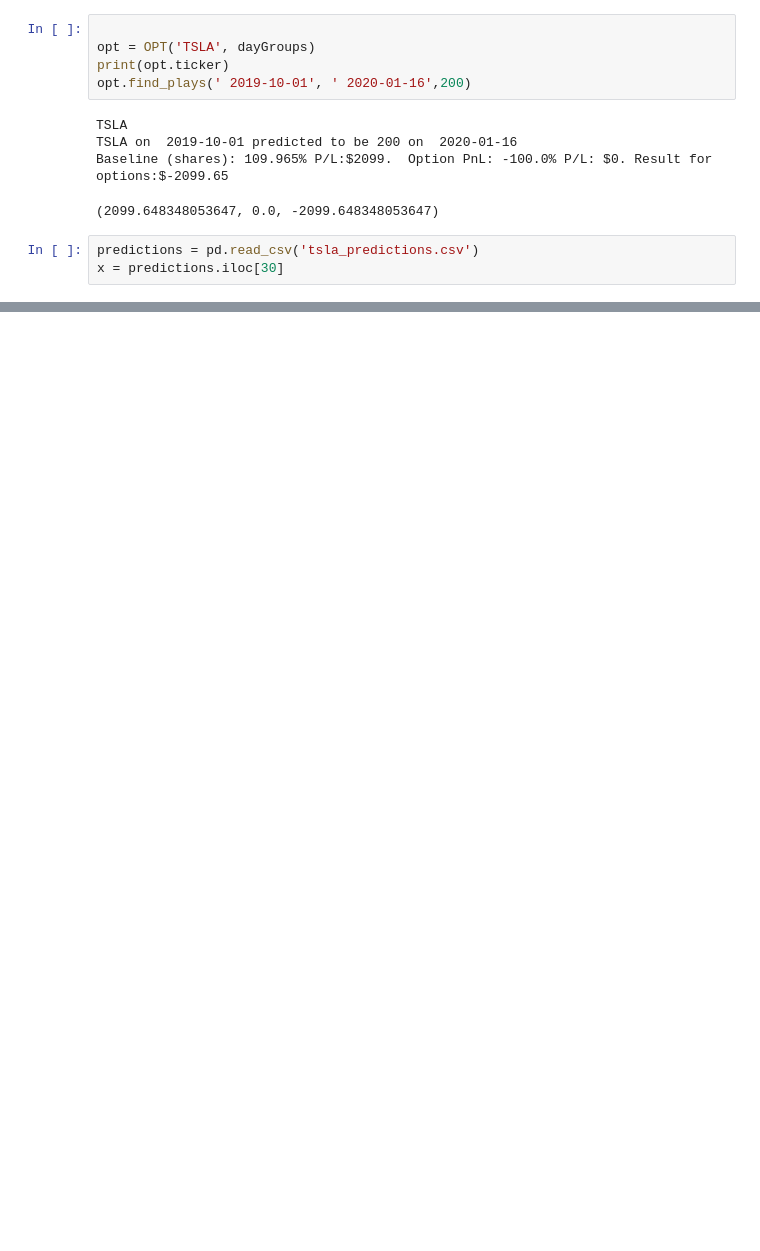
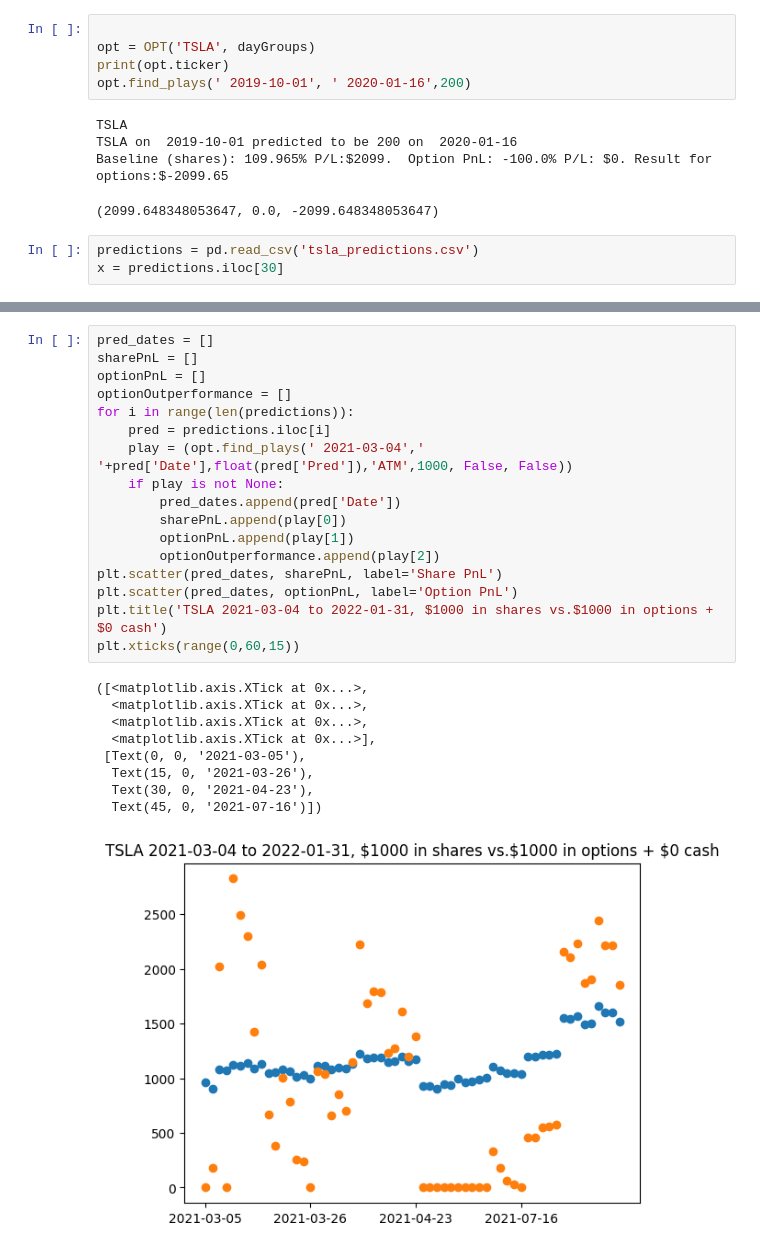
Before and after one commit to schuywalker/LSTM_Stock_and_Option_Prices, a Jupyter notebook: options_DF_builder.ipynb, the cells around one changed output, grey strips where cells are left out. Drawn from its saved outputs; the diff is of its cells as text; blank space fills up the shorter version.

```diff
--- a/options_DF_builder.ipynb
+++ b/options_DF_builder.ipynb
@@ -65,0 +85,27 @@ results
+# %%
+pred_dates = []
+sharePnL = []
+optionPnL = []
+optionOutperformance = []
+for i in range(len(predictions)):
+    pred = predictions.iloc[i]
+    play = (opt.find_plays(' 2021-03-04',' '+pred['Date'],float(pred['Pred']),'ATM',1000, False, False))
+    if play is not None:
+        pred_dates.append(pred['Date'])
+        sharePnL.append(play[0])
+        optionPnL.append(play[1])
+        optionOutperformance.append(play[2])
+plt.scatter(pred_dates, sharePnL, label='Share PnL')
+plt.scatter(pred_dates, optionPnL, label='Option PnL')
+plt.title('TSLA 2021-03-04 to 2022-01-31, $1000 in shares vs.$1000 in options + $0 cash')
+plt.xticks(range(0,60,15))
+# %% [output]
+([<matplotlib.axis.XTick at 0x...>,
+  <matplotlib.axis.XTick at 0x...>,
+  <matplotlib.axis.XTick at 0x...>,
+  <matplotlib.axis.XTick at 0x...>],
+ [Text(0, 0, '2021-03-05'),
+  Text(15, 0, '2021-03-26'),
+  Text(30, 0, '2021-04-23'),
+  Text(45, 0, '2021-07-16')])
+[figure, added]
```
Also changed, not shown: parts of 9 cells of this notebook.
